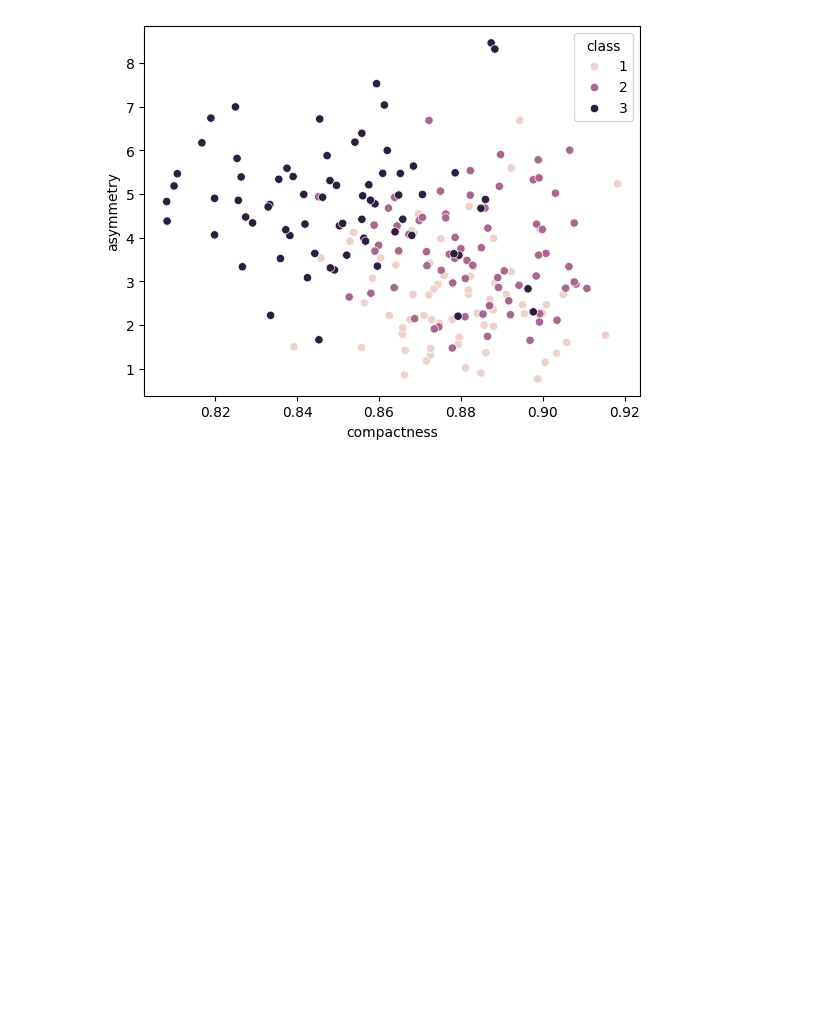
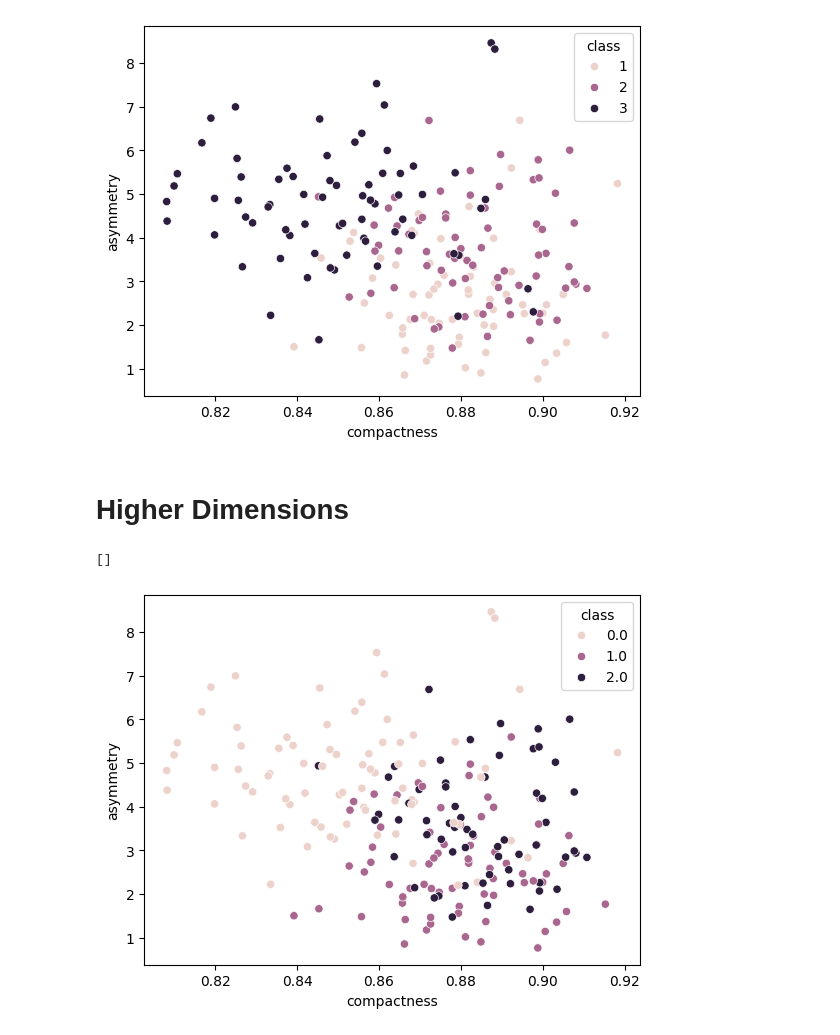
Before and after one commit to Rishi-Mishra0704/ML-Seeds, a Jupyter notebook: main.ipynb, the cells around one changed output. Saved outputs shown, nothing was run; the diff lists cells and outputs as text; code cells hidden in the pictures; blank space fills up the shorter version.

Commit message:
add higher dimentions

```diff
--- a/main.ipynb
+++ b/main.ipynb
@@ -64,3 +64,17 @@ plt.plot()
 # %% [output]
 []
 [figure]
+# %% [markdown]
+# Higher Dimensions
+# %%
+X = df[cols[:-1]].values
+# %%
+kmeans = KMeans(n_clusters = 3).fit(X)
+cluster_df = pd.DataFrame(np.hstack((X, kmeans.labels_.reshape(-1, 1))), columns=df.columns)
+# %%
+# K Means classes
+sns.scatterplot(x=x, y=y, hue='class', data=cluster_df)
+plt.plot()
+# %% [output]
+[]
+[figure, added]
```
Also changed, not shown: parts of 1 cell of this notebook.
